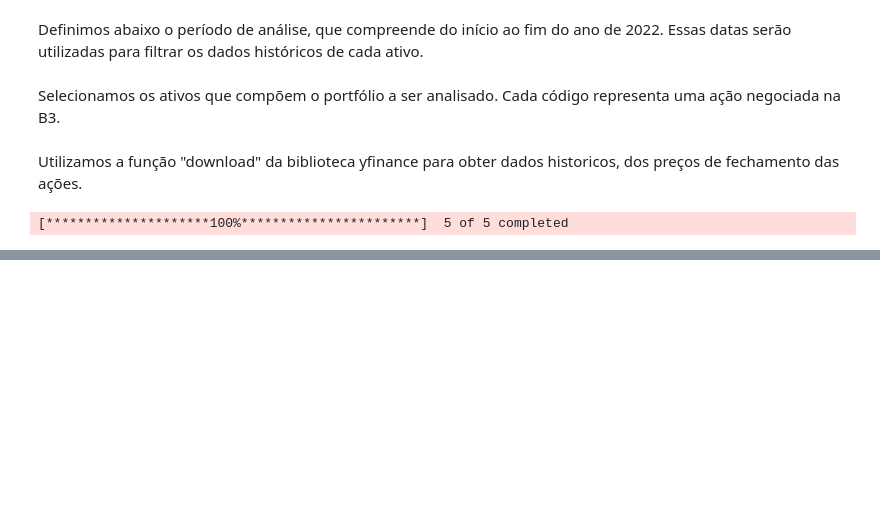
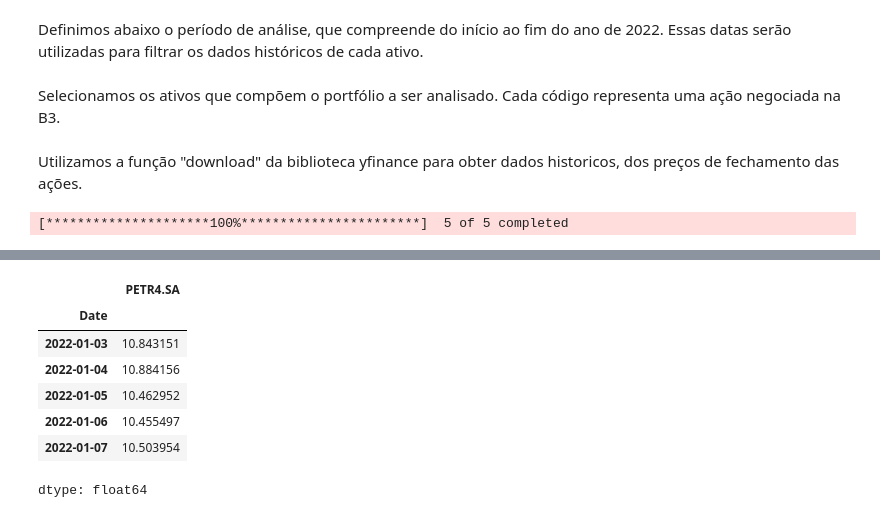
Before and after one commit to hermescosta/Hermes-2025-, a Jupyter notebook: Análise_de_portfólio_RBras_2023.ipynb, the cells around one changed output, grey strips where cells are left out. Saved outputs shown, nothing was run; the diff lists cells and outputs as text; code cells hidden in the pictures; blank space fills up the shorter version.

```diff
--- a/Análise_de_portfólio_RBras_2023.ipynb
+++ b/Análise_de_portfólio_RBras_2023.ipynb
@@ -66,0 +94,11 @@ Warning: Total number of columns (25) exceeds max_columns (20) limiting to first
+# %%
+dados['Close']['PETR4.SA'].head()
+# %% [output]
+|  | PETR4.SA |
+| Date |  |
+| 2022-01-03 | 10.843151 |
+| 2022-01-04 | 10.884156 |
+| 2022-01-05 | 10.462952 |
+| 2022-01-06 | 10.455497 |
+| 2022-01-07 | 10.503954 |
+dtype: float64
```
Also changed, not shown: parts of 6 cells of this notebook.
